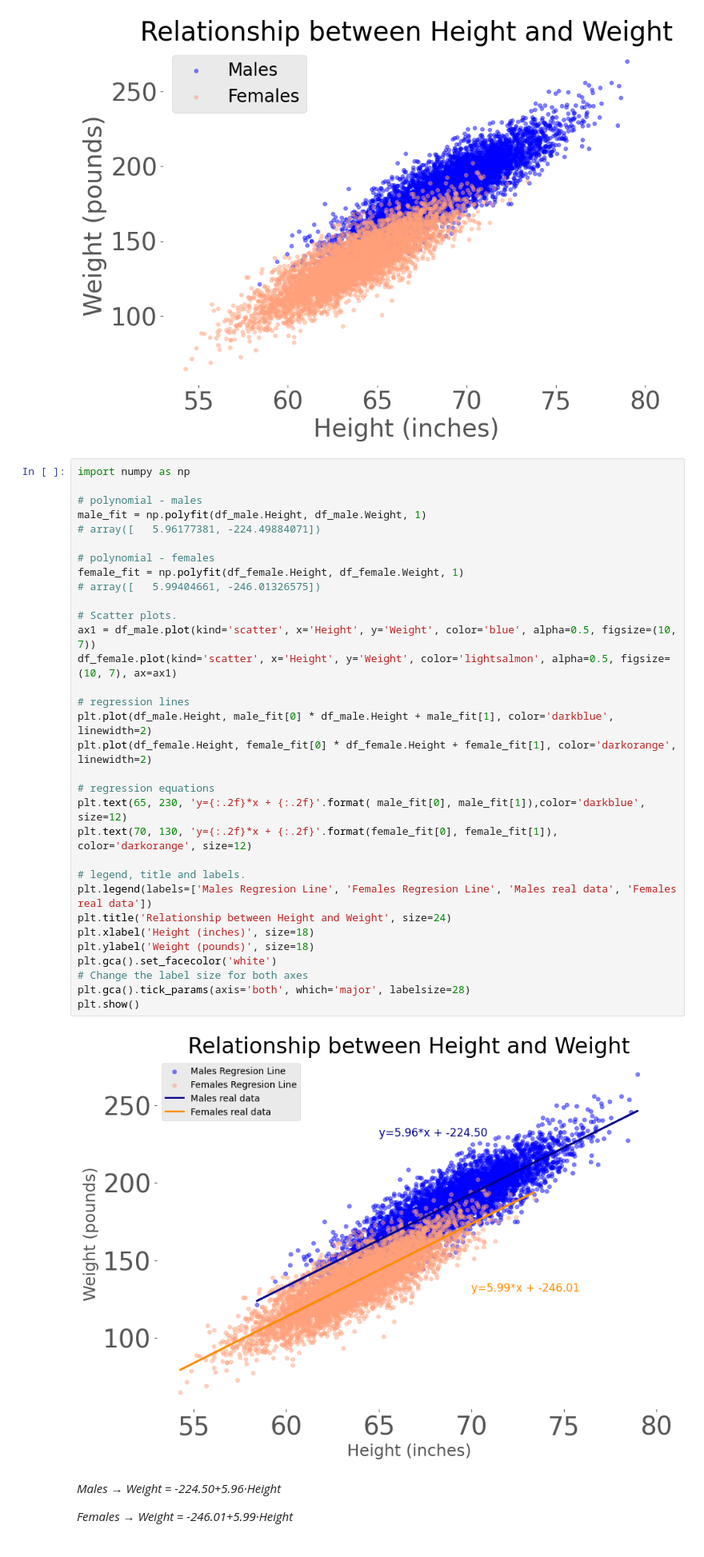
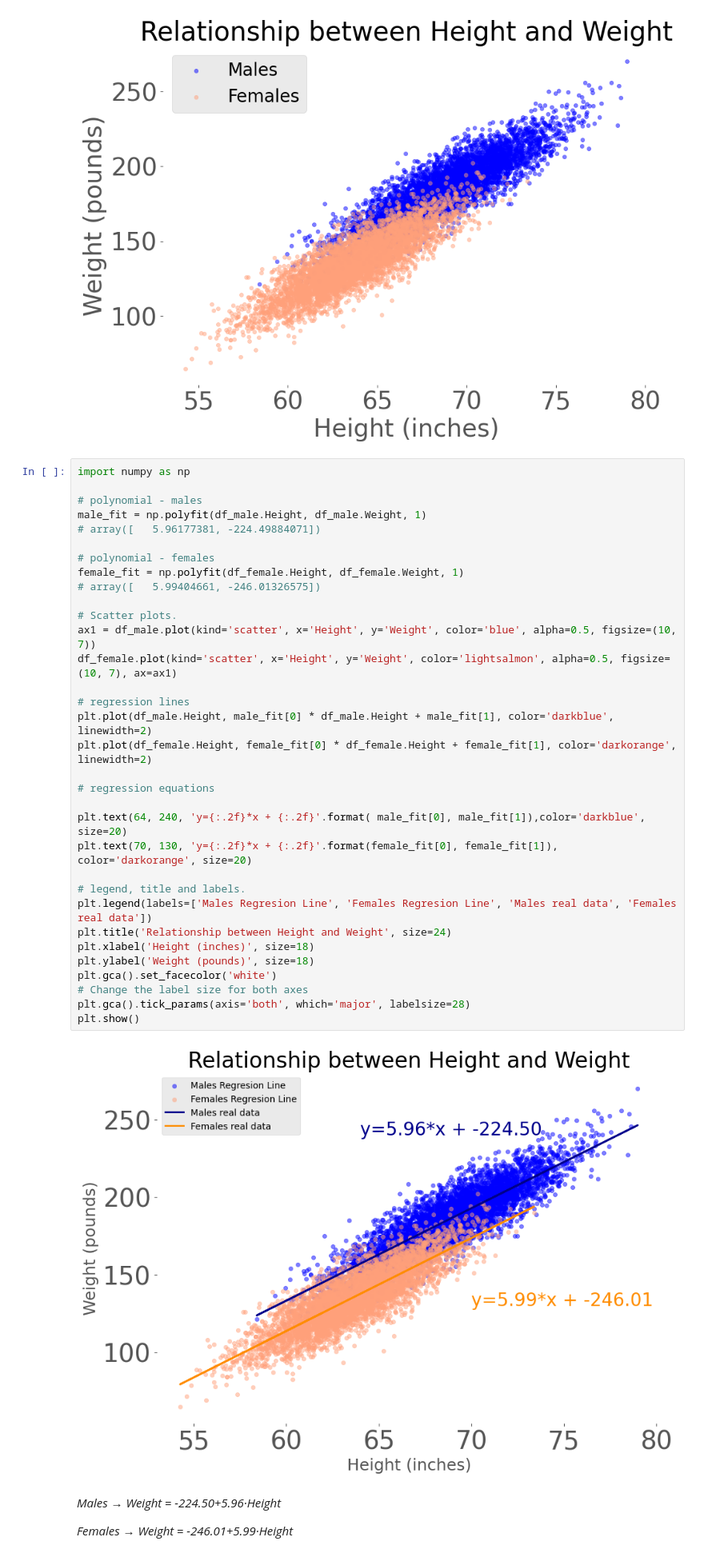
Before and after one commit to rfeers/ML-Basics, a Jupyter notebook: 1 - Linear Regression.ipynb, the cells around one changed output. Shown at 80% size. Cells and saved outputs as stored; diff of their text form.

```diff
--- a/1 - Linear Regression.ipynb
+++ b/1 - Linear Regression.ipynb
@@ -379,36 +379,37 @@ plt.show()
 import numpy as np
 
 # polynomial - males
 male_fit = np.polyfit(df_male.Height, df_male.Weight, 1)
 # array([   5.96177381, -224.49884071])
 
 # polynomial - females
 female_fit = np.polyfit(df_female.Height, df_female.Weight, 1)
 # array([   5.99404661, -246.01326575])
 
 # Scatter plots.
 ax1 = df_male.plot(kind='scatter', x='Height', y='Weight', color='blue', alpha=0.5, figsize=(10, 7))
 df_female.plot(kind='scatter', x='Height', y='Weight', color='lightsalmon', alpha=0.5, figsize=(10, 7), ax=ax1)
 
 # regression lines
 plt.plot(df_male.Height, male_fit[0] * df_male.Height + male_fit[1], color='darkblue', linewidth=2)
 plt.plot(df_female.Height, female_fit[0] * df_female.Height + female_fit[1], color='darkorange', linewidth=2)
 
 # regression equations
-plt.text(65, 230, 'y={:.2f}*x + {:.2f}'.format( male_fit[0], male_fit[1]),color='darkblue', size=12)
-plt.text(70, 130, 'y={:.2f}*x + {:.2f}'.format(female_fit[0], female_fit[1]), color='darkorange', size=12)
+
+plt.text(64, 240, 'y={:.2f}*x + {:.2f}'.format( male_fit[0], male_fit[1]),color='darkblue', size=20)
+plt.text(70, 130, 'y={:.2f}*x + {:.2f}'.format(female_fit[0], female_fit[1]), color='darkorange', size=20)
 
 # legend, title and labels.
 plt.legend(labels=['Males Regresion Line', 'Females Regresion Line', 'Males real data', 'Females real data'])
 plt.title('Relationship between Height and Weight', size=24)
 plt.xlabel('Height (inches)', size=18)
 plt.ylabel('Weight (pounds)', size=18)
 plt.gca().set_facecolor('white')
 # Change the label size for both axes
 plt.gca().tick_params(axis='both', which='major', labelsize=28)
 plt.show()
 # %% [output]
-[figure, old version]
+[figure, new version]
 # %% [markdown]
 *Males → Weight = -224.50+5.96·Height*
 
```
Also changed, not shown: parts of 6 cells of this notebook.
